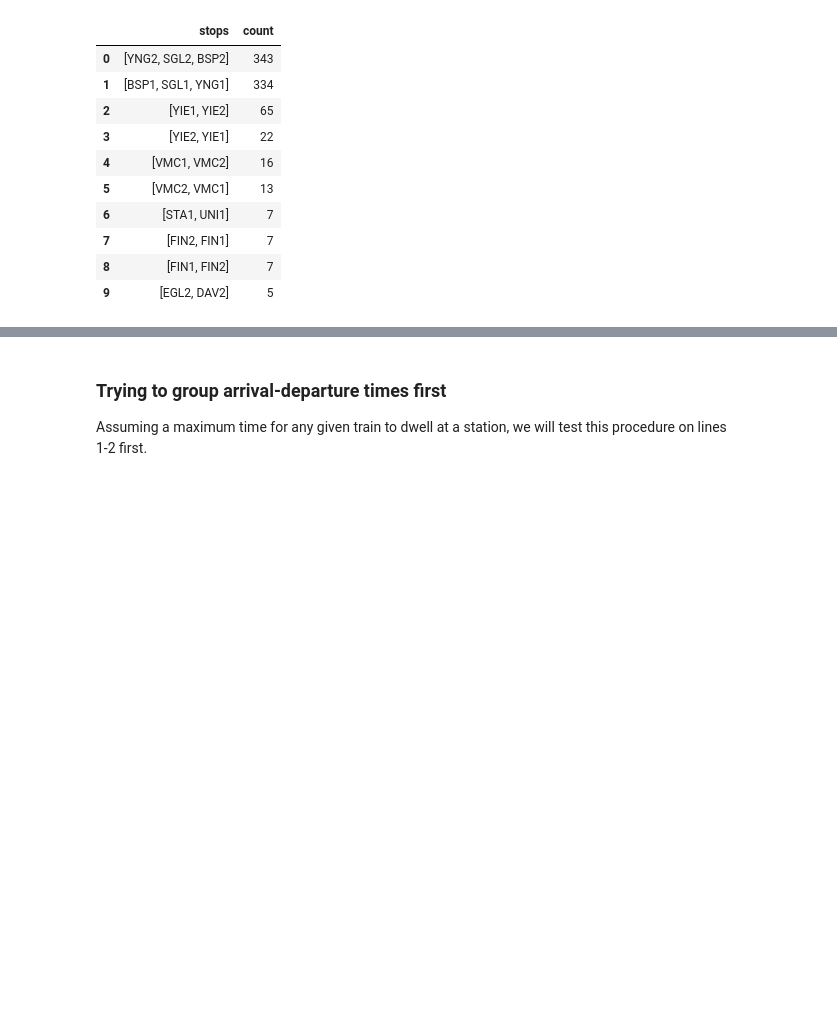
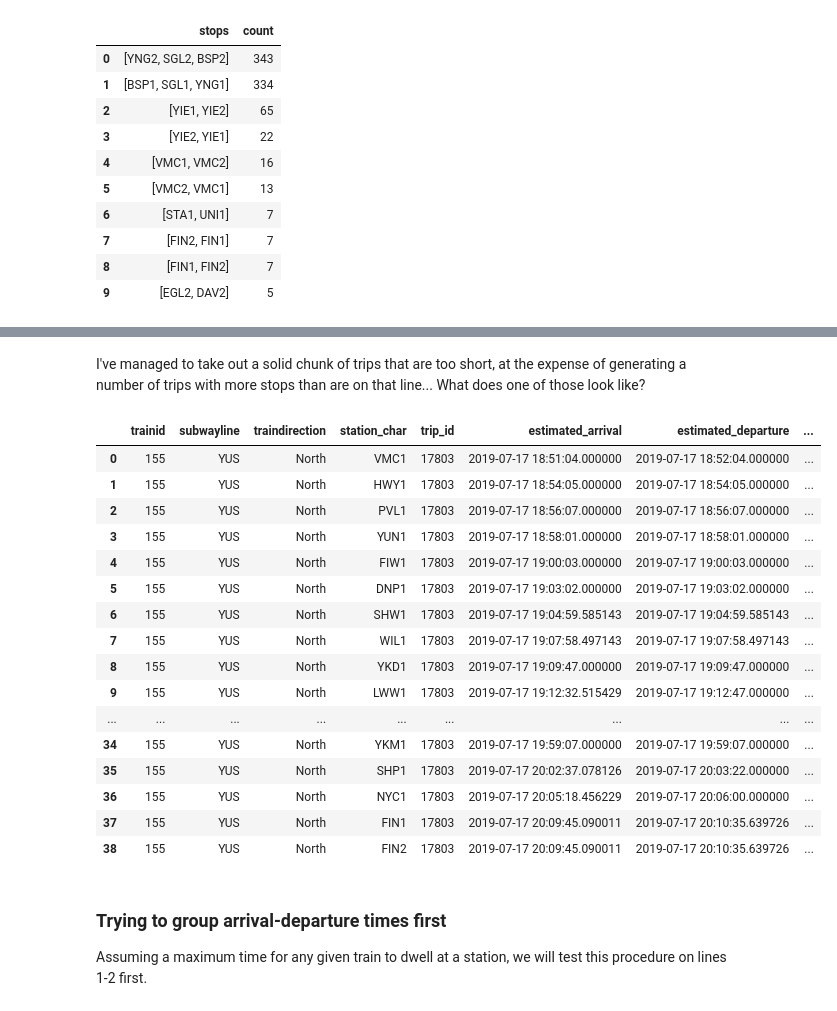
Before and after one commit to CivicTechTO/ttc_subway_times, a Jupyter notebook: doc/filtering_observed_arrivals.ipynb, the cells around one changed output, grey strips where cells are left out. Saved outputs shown, nothing was run; the diff lists cells and outputs as text; code cells hidden in the pictures; blank space fills up the shorter version.

```diff
--- a/doc/filtering_observed_arrivals.ipynb
+++ b/doc/filtering_observed_arrivals.ipynb
@@ -544,3 +718,35 @@ The top "trips" are from Bloor-Spadina to Yonge via St. George and vice-versa, b
+# %% [markdown]
+I've managed to take out a solid chunk of trips that are too short, at the expense of generating a number of trips with more stops than are on that line...
+What does one of those look like?
+# %%
+sql = '''WITH inferred_trips AS(SELECT trip_id, COUNT(1) as stops
+FROM test_day_final
+GROUP BY trip_id
+HAVING COUNT(1) > 38
+LIMIT 1)
+SELECT test_day_final.*
+FROM test_day_final
+INNER JOIN inferred_trips USING (trip_id)
+ORDER BY estimated_arrival'''
+pandasql.read_sql(sql, con)
+# %% [output]
+|  | trainid | subwayline | traindirection | station_char | trip_id | estimated_arrival | estimated_departure | ... |
+| 0 | 155 | YUS | North | VMC1 | 17803 | 2019-07-17 18:51:04.000000 | 2019-07-17 18:52:04.000000 | ... |
+| 1 | 155 | YUS | North | HWY1 | 17803 | 2019-07-17 18:54:05.000000 | 2019-07-17 18:54:05.000000 | ... |
+| 2 | 155 | YUS | North | PVL1 | 17803 | 2019-07-17 18:56:07.000000 | 2019-07-17 18:56:07.000000 | ... |
+| 3 | 155 | YUS | North | YUN1 | 17803 | 2019-07-17 18:58:01.000000 | 2019-07-17 18:58:01.000000 | ... |
+| 4 | 155 | YUS | North | FIW1 | 17803 | 2019-07-17 19:00:03.000000 | 2019-07-17 19:00:03.000000 | ... |
+| 5 | 155 | YUS | North | DNP1 | 17803 | 2019-07-17 19:03:02.000000 | 2019-07-17 19:03:02.000000 | ... |
+| 6 | 155 | YUS | North | SHW1 | 17803 | 2019-07-17 19:04:59.585143 | 2019-07-17 19:04:59.585143 | ... |
+| 7 | 155 | YUS | North | WIL1 | 17803 | 2019-07-17 19:07:58.497143 | 2019-07-17 19:07:58.497143 | ... |
+| 8 | 155 | YUS | North | YKD1 | 17803 | 2019-07-17 19:09:47.000000 | 2019-07-17 19:09:47.000000 | ... |
+| 9 | 155 | YUS | North | LWW1 | 17803 | 2019-07-17 19:12:32.515429 | 2019-07-17 19:12:47.000000 | ... |
+| ... | ... | ... | ... | ... | ... | ... | ... | ... |
+| 34 | 155 | YUS | North | YKM1 | 17803 | 2019-07-17 19:59:07.000000 | 2019-07-17 19:59:07.000000 | ... |
+| 35 | 155 | YUS | North | SHP1 | 17803 | 2019-07-17 20:02:37.078126 | 2019-07-17 20:03:22.000000 | ... |
+| 36 | 155 | YUS | North | NYC1 | 17803 | 2019-07-17 20:05:18.456229 | 2019-07-17 20:06:00.000000 | ... |
+| 37 | 155 | YUS | North | FIN1 | 17803 | 2019-07-17 20:09:45.090011 | 2019-07-17 20:10:35.639726 | ... |
+| 38 | 155 | YUS | North | FIN2 | 17803 | 2019-07-17 20:09:45.090011 | 2019-07-17 20:10:35.639726 | ... |
 # %% [markdown]
 ### Trying to group arrival-departure times first
 Assuming a maximum time for any given train to dwell at a station, we will test this procedure on lines 1-2 first.
```
Also changed, not shown: parts of 18 cells of this notebook.
